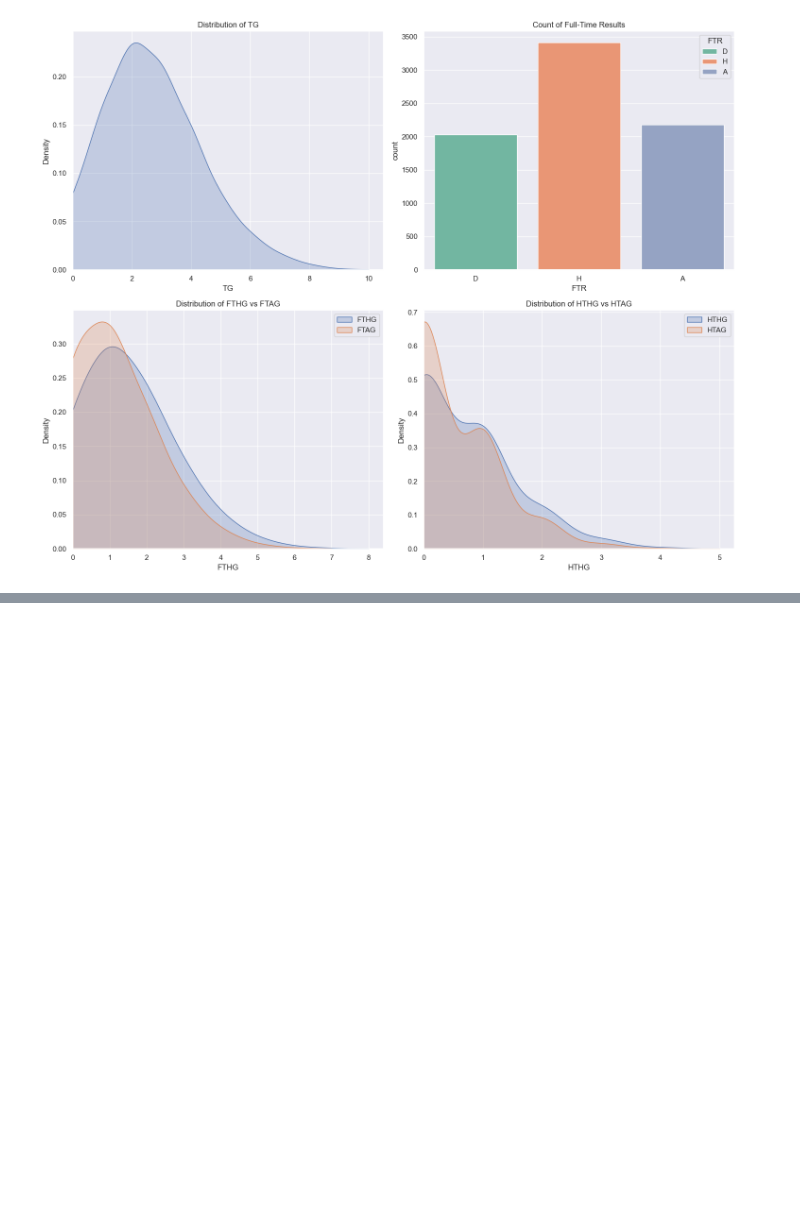
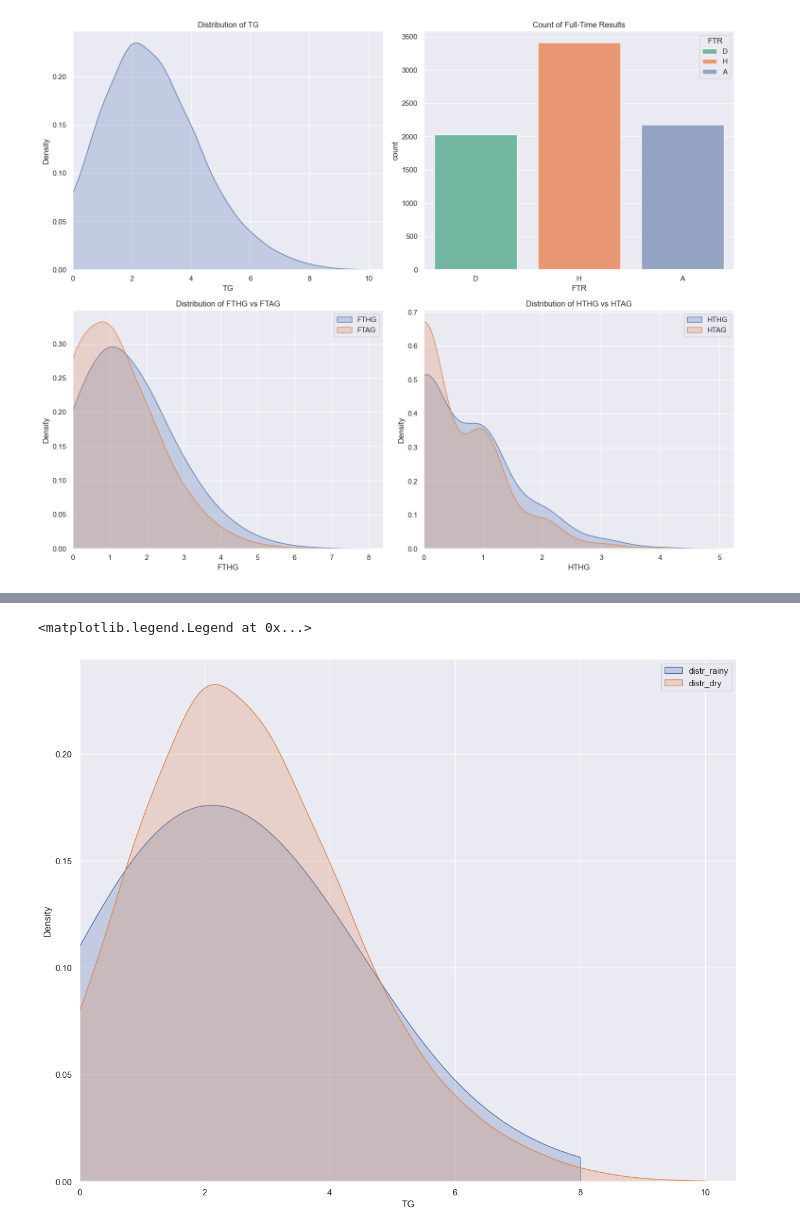
Before and after one commit to RomanTomz/football-analysis, a Jupyter notebook: notebooks/eda.ipynb, the cells around one changed output, grey strips where cells are left out. Drawn from its saved outputs; the diff is of its cells as text; code cells hidden in the pictures; blank space fills up the shorter version.

```diff
--- a/notebooks/eda.ipynb
+++ b/notebooks/eda.ipynb
@@ -112,0 +95,3 @@ Name: count, dtype: int64
+# %%
+weather = pd.read_csv("/Users/admin/git_projects/football/data_collection/weather_test.csv")
+weather.head()
@@ -112,0 +106,10 @@ Name: count, dtype: int64
+# %%
+f, ax = plt.subplots(1, 1, figsize=(15, 12))  # Adjusted figsize for better visibility
+
+sns.kdeplot(data=weather.query("precip > 10"), x='TG', cut=0, bw_adjust=2, ax=ax, fill=True, label='distr_rainy')
+sns.kdeplot(data=weather.query("~conditions.str.contains('Rain')"), x='TG', cut=0, bw_adjust=2, ax=ax, fill=True, label='distr_dry')
+ax.set_xlim(left=0)
+ax.legend()
+# %% [output]
+<matplotlib.legend.Legend at 0x...>
+[figure, added]
```
Also changed, not shown: parts of 3 cells of this notebook, 1 other file.
